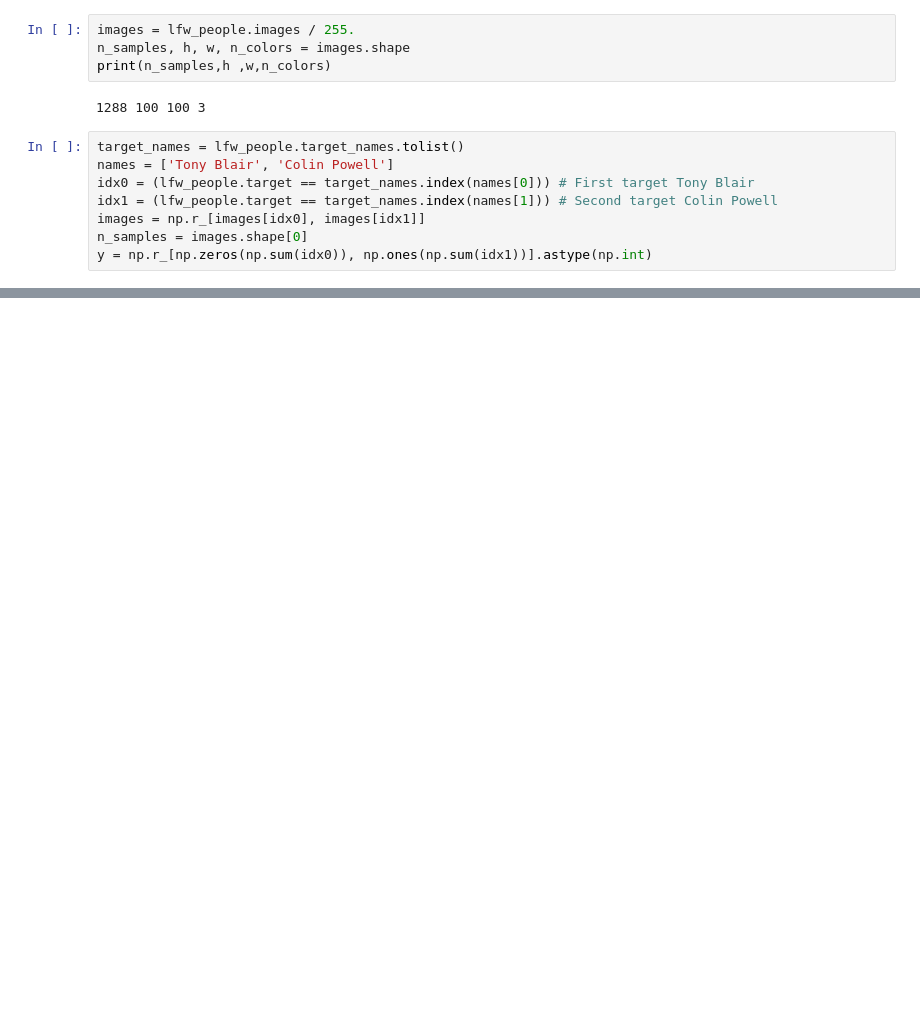
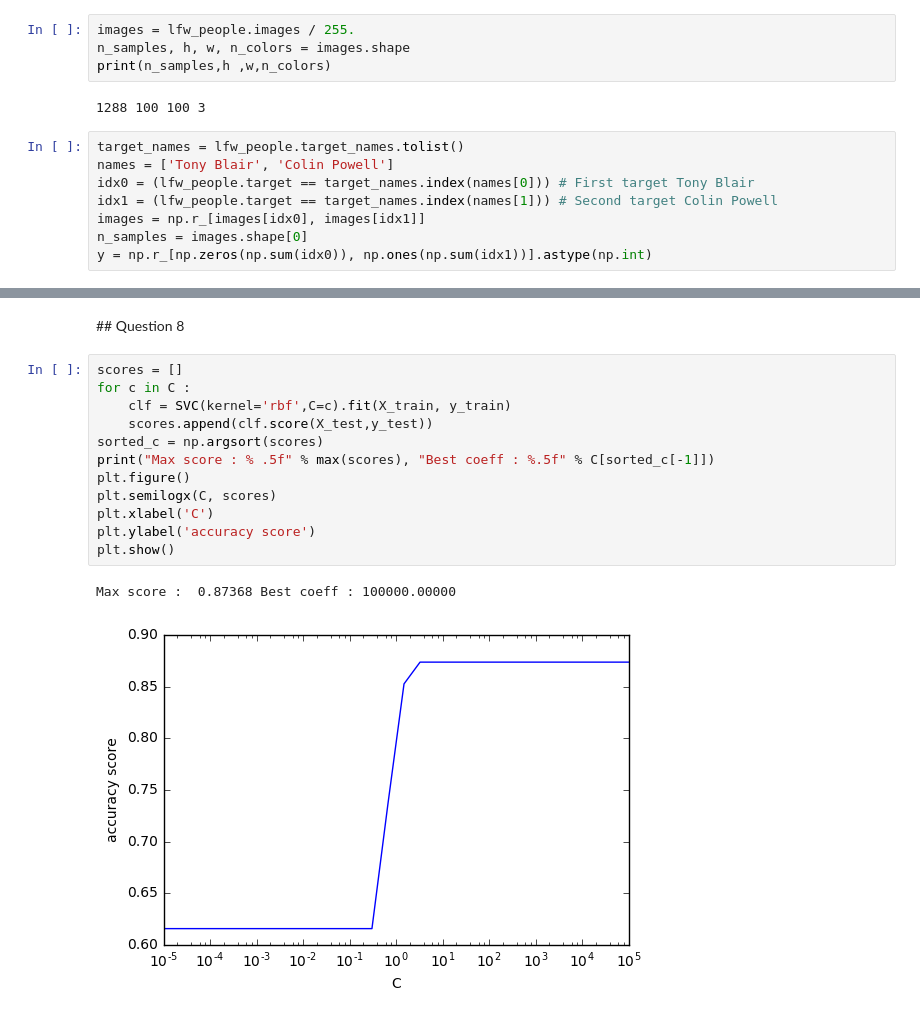
Before and after one commit to rvi008/SVM, a Jupyter notebook: SVM.ipynb, the cells around one changed output, grey strips where cells are left out. Cells and saved outputs as stored; diff of their text form; blank space fills up the shorter version.

```diff
--- a/SVM.ipynb
+++ b/SVM.ipynb
@@ -108,0 +170,17 @@ images_train, images_test = images[train_idx, :, :, :], images[test_idx, :, :, :
+# %% [markdown]
+## Question 8
+# %%
+scores = []
+for c in C :
+    clf = SVC(kernel='rbf',C=c).fit(X_train, y_train)
+    scores.append(clf.score(X_test,y_test))
+sorted_c = np.argsort(scores)
+print("Max score : % .5f" % max(scores), "Best coeff : %.5f" % C[sorted_c[-1]])
+plt.figure()
+plt.semilogx(C, scores)
+plt.xlabel('C')
+plt.ylabel('accuracy score')
+plt.show()
+# %% [output]
+Max score :  0.87368 Best coeff : 100000.00000
+[figure, added]
```
Also changed, not shown: parts of 10 cells of this notebook, 1 other file.
